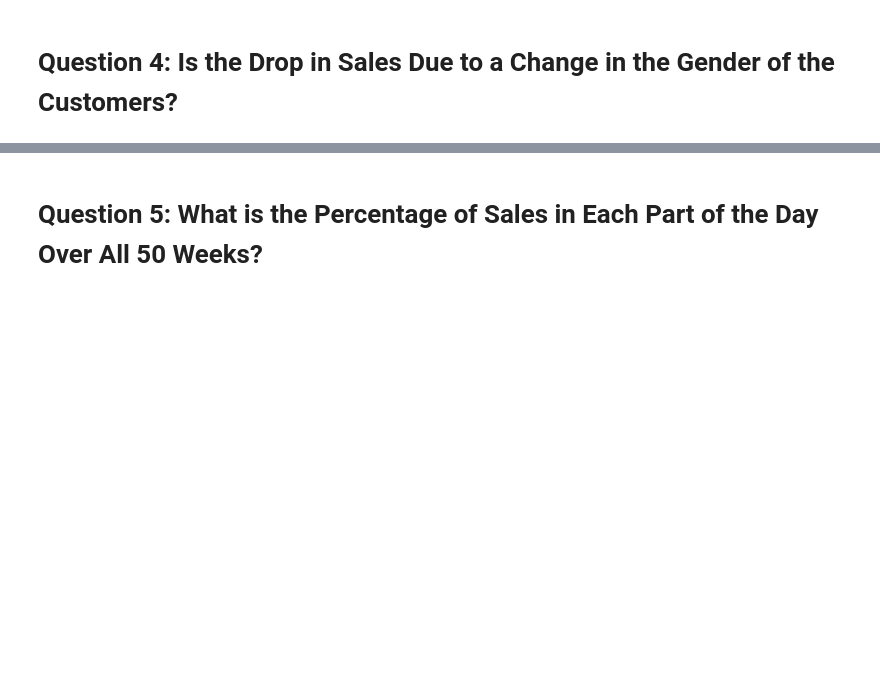
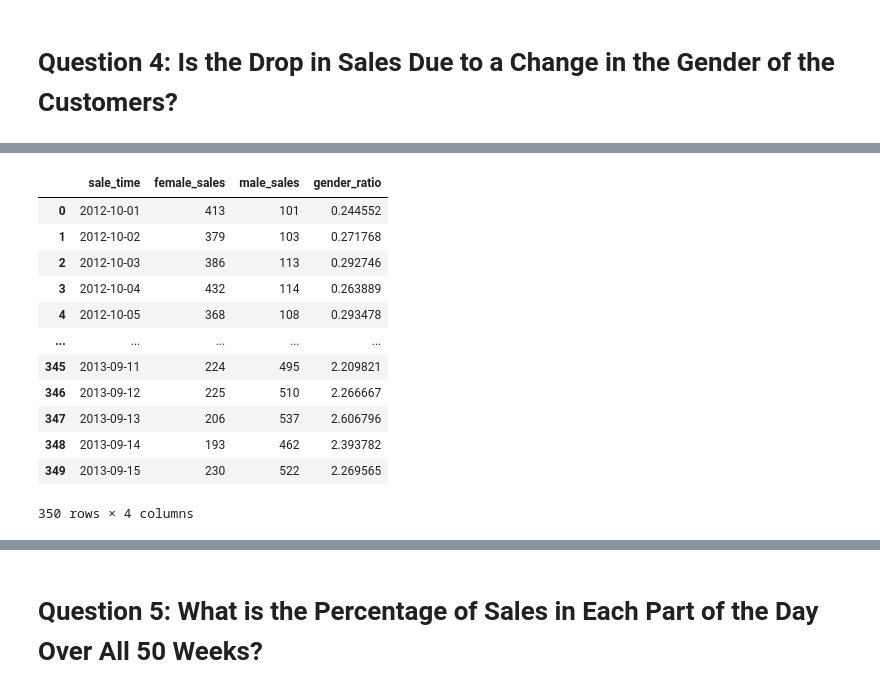
Before and after one commit to AvatarJoshi/project_23-me, a Jupyter notebook: data_project_23&me.ipynb, the cells around one changed output, grey strips where cells are left out. Drawn from its saved outputs; the diff is of its cells as text; code cells hidden in the pictures; blank space fills up the shorter version.

```diff
--- a/data_project_23&me.ipynb
+++ b/data_project_23&me.ipynb
@@ -174,0 +213,18 @@ The p-value is 4.56*10^-85 indicating that the change in sales is highly statist
+# %%
+# Calculate the ratio of sales based on gender
+new_df['gender_ratio'] =new_df['male_sales']/new_df['female_sales']
+new_df
+# %% [output]
+|  | sale_time | female_sales | male_sales | gender_ratio |
+| 0 | 2012-10-01 | 413 | 101 | 0.244552 |
+| 1 | 2012-10-02 | 379 | 103 | 0.271768 |
+| 2 | 2012-10-03 | 386 | 113 | 0.292746 |
+| 3 | 2012-10-04 | 432 | 114 | 0.263889 |
+| 4 | 2012-10-05 | 368 | 108 | 0.293478 |
+| ... | ... | ... | ... | ... |
+| 345 | 2013-09-11 | 224 | 495 | 2.209821 |
+| 346 | 2013-09-12 | 225 | 510 | 2.266667 |
+| 347 | 2013-09-13 | 206 | 537 | 2.606796 |
+| 348 | 2013-09-14 | 193 | 462 | 2.393782 |
+| 349 | 2013-09-15 | 230 | 522 | 2.269565 |
+350 rows × 4 columns
```
Also changed, not shown: parts of 6 cells of this notebook.
